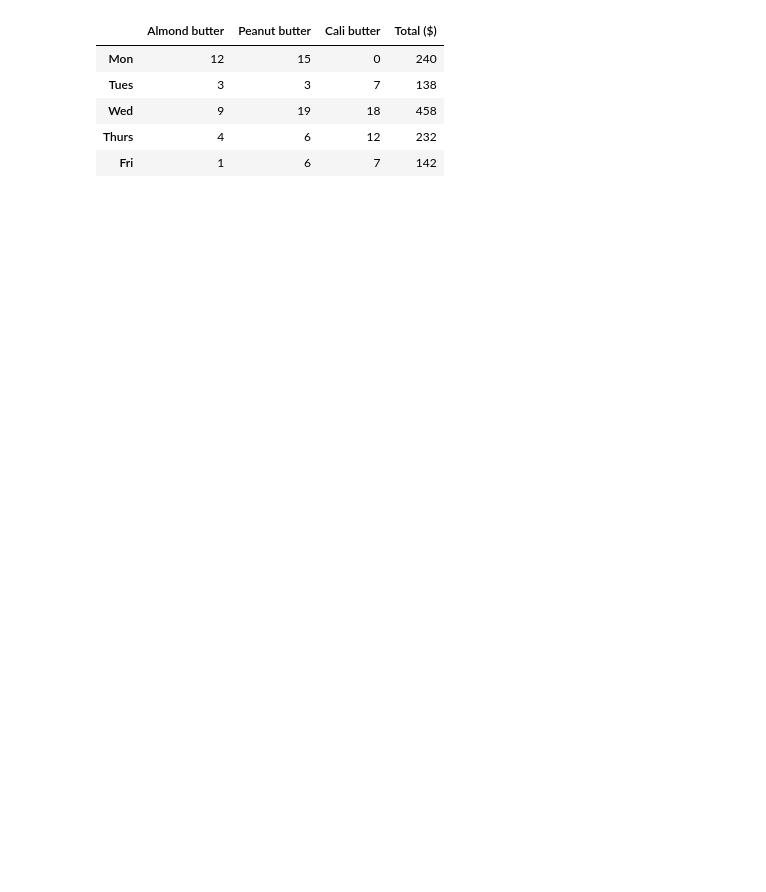
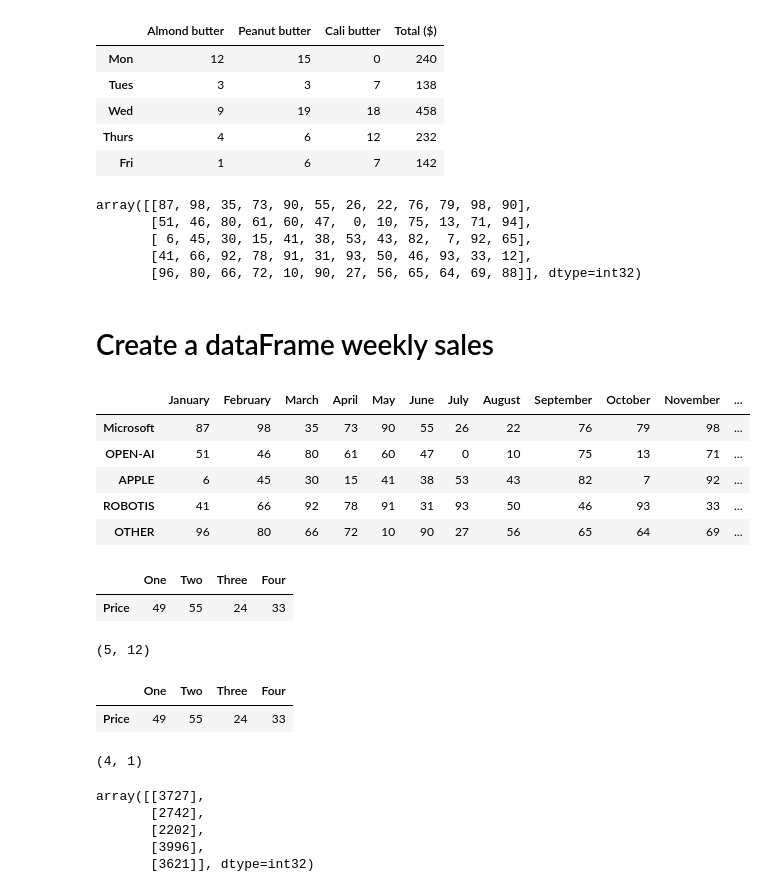
Before and after one commit to ibrohimgets/Matrices-and-Matrix-Arithmetic-for-Machine-Learning, a Jupyter notebook: Viewing arrays and matrices.ipynb, the cells around one changed output. Drawn from its saved outputs; the diff is of its cells as text; code cells hidden in the pictures; blank space fills up the shorter version.

```diff
--- a/Viewing arrays and matrices.ipynb
+++ b/Viewing arrays and matrices.ipynb
@@ -460,3 +398,28 @@ weekly_sales
 | Wed | 9 | 19 | 18 | 458 |
 | Thurs | 4 | 6 | 12 | 232 |
 | Fri | 1 | 6 | 7 | 142 |
+# %%
+pc_sales = np.random.randint(100, size=(5, 12))
+pc_sales
+# %% [output]
+array([[87, 98, 35, 73, 90, 55, 26, 22, 76, 79, 98, 90],
+       [51, 46, 80, 61, 60, 47,  0, 10, 75, 13, 71, 94],
+       [ 6, 45, 30, 15, 41, 38, 53, 43, 82,  7, 92, 65],
+       [41, 66, 92, 78, 91, 31, 93, 50, 46, 93, 33, 12],
+       [96, 80, 66, 72, 10, 90, 27, 56, 65, 64, 69, 88]], dtype=int32)
+# %% [markdown]
+# Create a dataFrame weekly sales
+# %%
+pc_weekly_sales = pd.DataFrame(
+    pc_sales,
+    index=["Microsoft", "OPEN-AI", "APPLE", "ROBOTIS", "OTHER"],
+    columns=["January", "February", "March", "April", "May", "June", "July", "August", "September", "October", "November", "December"]
+)
+pc_weekly_sales
+# %% [output]
+|  | January | February | March | April | May | June | July | August | September | October | November | ... |
+| Microsoft | 87 | 98 | 35 | 73 | 90 | 55 | 26 | 22 | 76 | 79 | 98 | ... |
+| OPEN-AI | 51 | 46 | 80 | 61 | 60 | 47 | 0 | 10 | 75 | 13 | 71 | ... |
+| APPLE | 6 | 45 | 30 | 15 | 41 | 38 | 53 | 43 | 82 | 7 | 92 | ... |
+| ROBOTIS | 41 | 66 | 92 | 78 | 91 | 31 | 93 | 50 | 46 | 93 | 33 | ... |
+| OTHER | 96 | 80 | 66 | 72 | 10 | 90 | 27 | 56 | 65 | 64 | 69 | ... |
@@ -462,0 +428,17 @@ weekly_sales
+# %%
+new_tech_frame = pd.DataFrame([pc_price],
+                              index = ["Price"],
+                              columns = ["One", "Two", "Three", "Four"])
+new_tech_frame
+# %% [output]
+|  | One | Two | Three | Four |
+| Price | 49 | 55 | 24 | 33 |
+# %%
+pc_weekly_sales.shape
+# %% [output]
+(5, 12)
+# %%
+new_tech_frame
+# %% [output]
+|  | One | Two | Three | Four |
+| Price | 49 | 55 | 24 | 33 |
@@ -462,0 +447,4 @@ weekly_sales
+# %%
+new_T.shape
+# %% [output]
+(4, 1)
@@ -462,0 +455,8 @@ weekly_sales
+# %%
+total_price
+# %% [output]
+array([[3727],
+       [2742],
+       [2202],
+       [3996],
+       [3621]], dtype=int32)
```
Also changed, not shown: parts of 37 cells of this notebook, 1 other file.
